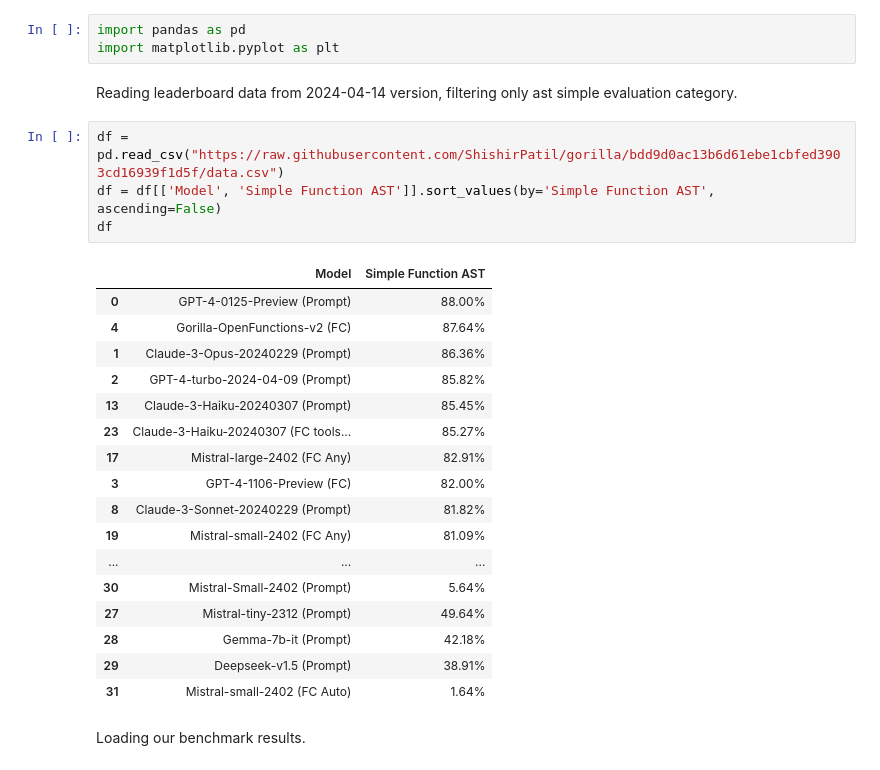
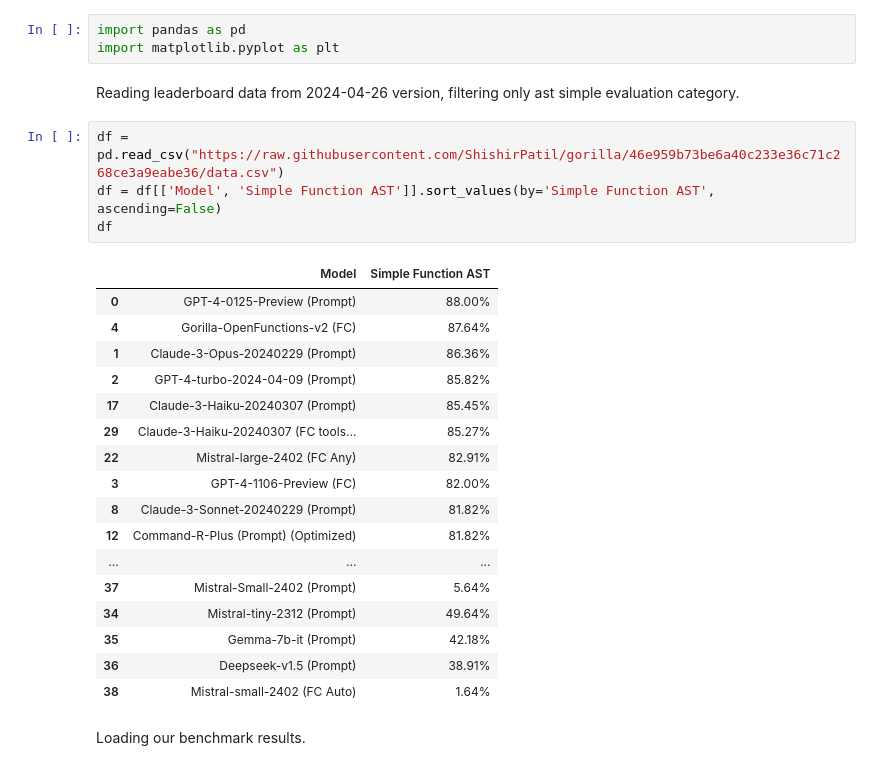
Before and after one commit to aastroza/structured-generation-benchmark, a Jupyter notebook: evals/bfcl/notebooks/visualize_scores.ipynb, the cells around one changed output. Saved outputs shown, nothing was run; the diff lists cells and outputs as text.

```diff
--- a/evals/bfcl/notebooks/visualize_scores.ipynb
+++ b/evals/bfcl/notebooks/visualize_scores.ipynb
@@ -2,29 +2,29 @@
 import pandas as pd
 import matplotlib.pyplot as plt
 # %% [markdown]
-Reading leaderboard data from 2024-04-14 version, filtering only ast simple evaluation category.
+Reading leaderboard data from 2024-04-26 version, filtering only ast simple evaluation category.
 # %%
-df = pd.read_csv("https://raw.githubusercontent.com/ShishirPatil/gorilla/bdd9d0ac13b6d61ebe1cbfed3903cd16939f1d5f/data.csv")
+df = pd.read_csv("https://raw.githubusercontent.com/ShishirPatil/gorilla/46e959b73be6a40c233e36c71c268ce3a9eabe36/data.csv")
 df = df[['Model', 'Simple Function AST']].sort_values(by='Simple Function AST', ascending=False)
 df
 # %% [output]
 |  | Model | Simple Function AST |
 | 0 | GPT-4-0125-Preview (Prompt) | 88.00% |
 | 4 | Gorilla-OpenFunctions-v2 (FC) | 87.64% |
 | 1 | Claude-3-Opus-20240229 (Prompt) | 86.36% |
 | 2 | GPT-4-turbo-2024-04-09 (Prompt) | 85.82% |
-| 13 | Claude-3-Haiku-20240307 (Prompt) | 85.45% |
-| 23 | Claude-3-Haiku-20240307 (FC tools... | 85.27% |
-| 17 | Mistral-large-2402 (FC Any) | 82.91% |
+| 17 | Claude-3-Haiku-20240307 (Prompt) | 85.45% |
+| 29 | Claude-3-Haiku-20240307 (FC tools... | 85.27% |
+| 22 | Mistral-large-2402 (FC Any) | 82.91% |
 | 3 | GPT-4-1106-Preview (FC) | 82.00% |
 | 8 | Claude-3-Sonnet-20240229 (Prompt) | 81.82% |
-| 19 | Mistral-small-2402 (FC Any) | 81.09% |
+| 12 | Command-R-Plus (Prompt) (Optimized) | 81.82% |
 | ... | ... | ... |
-| 30 | Mistral-Small-2402 (Prompt) | 5.64% |
-| 27 | Mistral-tiny-2312 (Prompt) | 49.64% |
-| 28 | Gemma-7b-it (Prompt) | 42.18% |
-| 29 | Deepseek-v1.5 (Prompt) | 38.91% |
-| 31 | Mistral-small-2402 (FC Auto) | 1.64% |
+| 37 | Mistral-Small-2402 (Prompt) | 5.64% |
+| 34 | Mistral-tiny-2312 (Prompt) | 49.64% |
+| 35 | Gemma-7b-it (Prompt) | 42.18% |
+| 36 | Deepseek-v1.5 (Prompt) | 38.91% |
+| 38 | Mistral-small-2402 (FC Auto) | 1.64% |
 # %% [markdown]
 Loading our benchmark results.
 # %%
```
Also changed, not shown: parts of 1 cell of this notebook, 7 other files.
